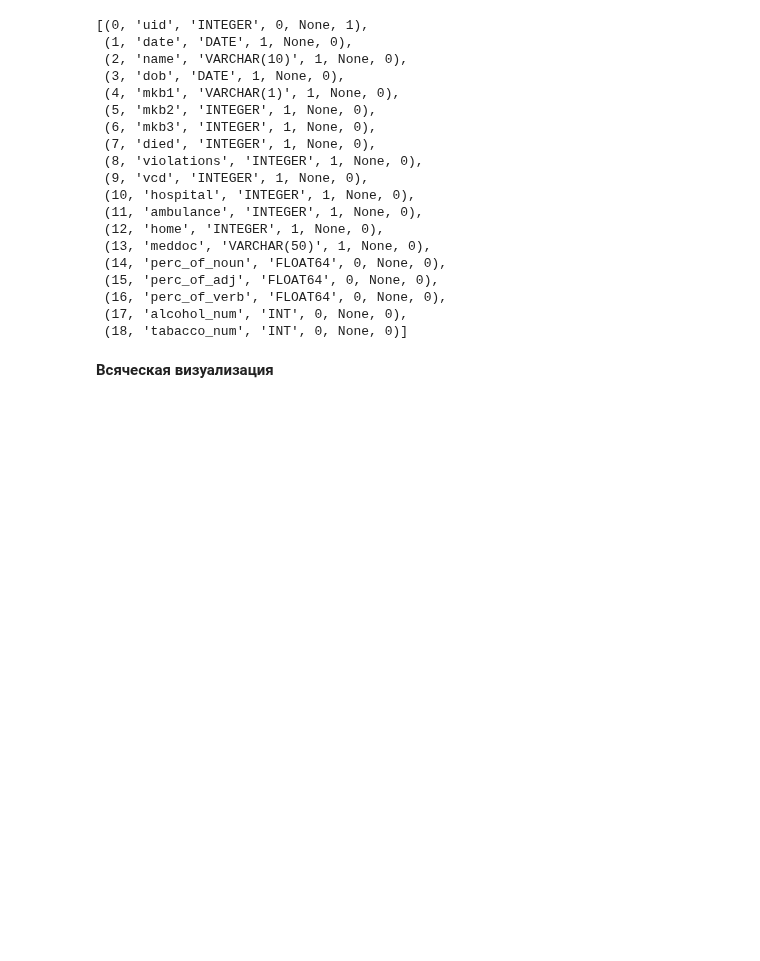
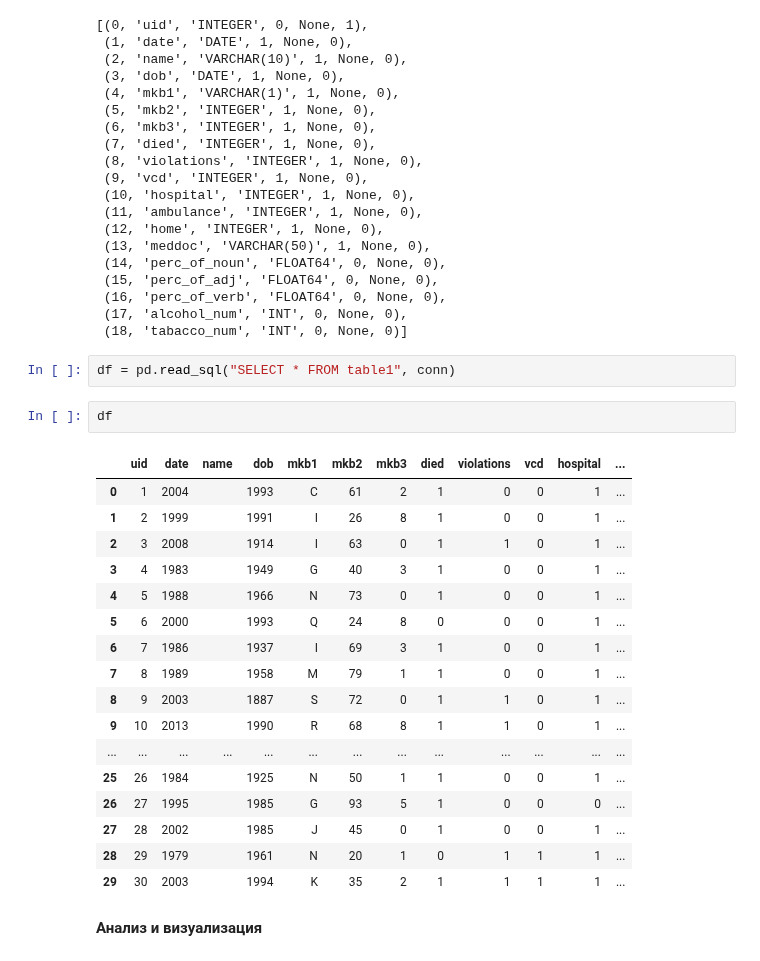
Before and after one commit to DenisR144/healthdata22, a Jupyter notebook: Dataton_2022_(DR_and_T_SH).ipynb, the cells around one changed output. Saved outputs shown, nothing was run; the diff lists cells and outputs as text; blank space fills up the shorter version.

```diff
--- a/Dataton_2022_(DR_and_T_SH).ipynb
+++ b/Dataton_2022_(DR_and_T_SH).ipynb
@@ -306,5 +310,27 @@ row
  (16, 'perc_of_verb', 'FLOAT64', 0, None, 0),
  (17, 'alcohol_num', 'INT', 0, None, 0),
  (18, 'tabacco_num', 'INT', 0, None, 0)]
+# %%
+df = pd.read_sql("SELECT * FROM table1", conn)
+# %%
+df
+# %% [output]
+|  | uid | date | name | dob | mkb1 | mkb2 | mkb3 | died | violations | vcd | hospital | ... |
+| 0 | 1 | 2004 |  | 1993 | C | 61 | 2 | 1 | 0 | 0 | 1 | ... |
+| 1 | 2 | 1999 |  | 1991 | I | 26 | 8 | 1 | 0 | 0 | 1 | ... |
+| 2 | 3 | 2008 |  | 1914 | I | 63 | 0 | 1 | 1 | 0 | 1 | ... |
+| 3 | 4 | 1983 |  | 1949 | G | 40 | 3 | 1 | 0 | 0 | 1 | ... |
+| 4 | 5 | 1988 |  | 1966 | N | 73 | 0 | 1 | 0 | 0 | 1 | ... |
+| 5 | 6 | 2000 |  | 1993 | Q | 24 | 8 | 0 | 0 | 0 | 1 | ... |
+| 6 | 7 | 1986 |  | 1937 | I | 69 | 3 | 1 | 0 | 0 | 1 | ... |
+| 7 | 8 | 1989 |  | 1958 | M | 79 | 1 | 1 | 0 | 0 | 1 | ... |
+| 8 | 9 | 2003 |  | 1887 | S | 72 | 0 | 1 | 1 | 0 | 1 | ... |
+| 9 | 10 | 2013 |  | 1990 | R | 68 | 8 | 1 | 1 | 0 | 1 | ... |
+| ... | ... | ... | ... | ... | ... | ... | ... | ... | ... | ... | ... | ... |
+| 25 | 26 | 1984 |  | 1925 | N | 50 | 1 | 1 | 0 | 0 | 1 | ... |
+| 26 | 27 | 1995 |  | 1985 | G | 93 | 5 | 1 | 0 | 0 | 0 | ... |
+| 27 | 28 | 2002 |  | 1985 | J | 45 | 0 | 1 | 0 | 0 | 1 | ... |
+| 28 | 29 | 1979 |  | 1961 | N | 20 | 1 | 0 | 1 | 1 | 1 | ... |
+| 29 | 30 | 2003 |  | 1994 | K | 35 | 2 | 1 | 1 | 1 | 1 | ... |
 # %% [markdown]
-**Всяческая визуализация**
+**Анализ и визуализация**
```
Also changed, not shown: parts of 13 cells of this notebook.
